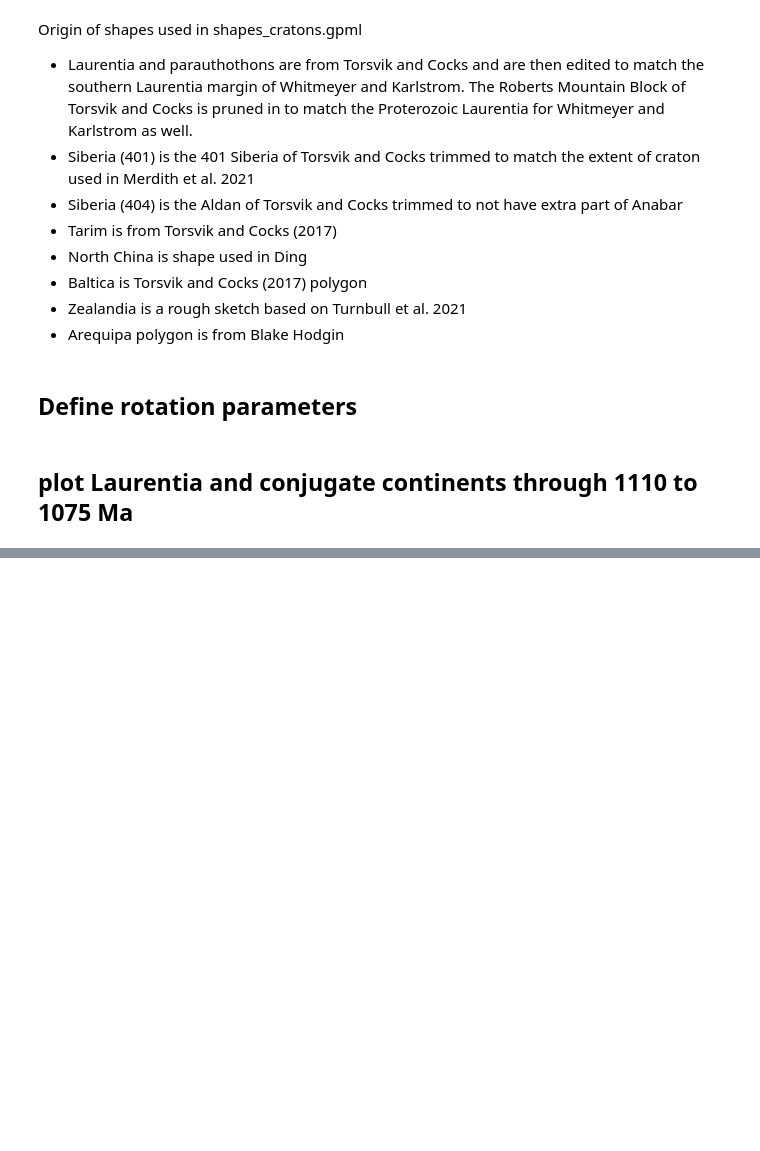
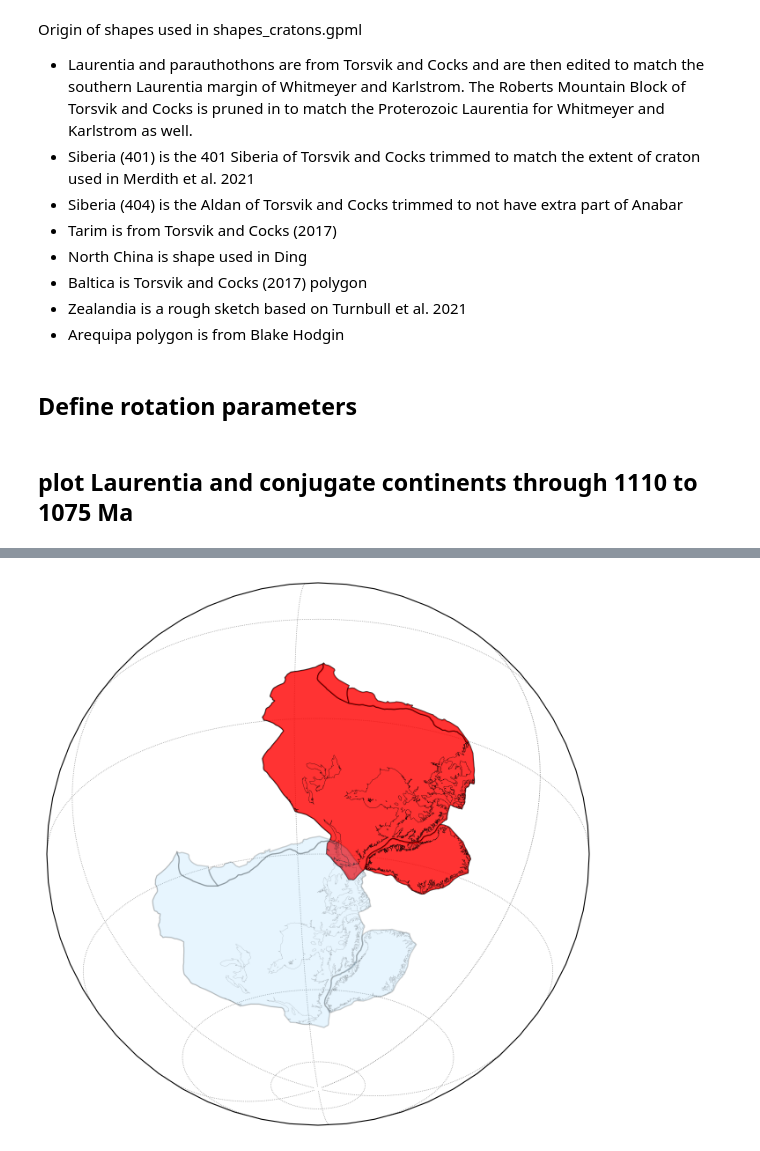
Before and after one commit to Swanson-Hysell-Group/Jacobsville, a Jupyter notebook: Code/Jacobsville_paleogeography.ipynb, the cells around one changed output, grey strips where cells are left out. Cells and saved outputs as stored; diff of their text form; code cells hidden in the pictures; blank space fills up the shorter version.

```diff
--- a/Code/Jacobsville_paleogeography.ipynb
+++ b/Code/Jacobsville_paleogeography.ipynb
@@ -490,0 +507,45 @@ plt.show()
+# %%
+ax = ipmag.make_orthographic_map(add_land=False, central_longitude=125, central_latitude=-30,
+                                 figsize=(8,8), grid_lines=False)
+
+
+ax.gridlines(xlocs=lon_grid, ylocs=lat_grid, linewidth=0.5,
+             color='C7', linestyle='dotted', zorder=-1)
+
+i = -1
+hex_color='red'
+craton_plot(ax, [101], [Laurentia_rotations[i]],
+        'k', hex_color, cratons_alpha, cratons_lw, gpml='../Data/models_shapes/shapes_cratons.gpml')
+craton_plot(ax, [101], [Laurentia_rotations[i]],
+        'k', hex_color, cratons_alpha, outline_lw, gpml='../Data/models_shapes/CEED6_LAND_select.gpml',draw_face=False)
+craton_plot(ax, [153], [Laurentia_rotations[i]],
+        'k', hex_color, cratons_alpha, cratons_lw, gpml='../Data/models_shapes/shapes_cratons.gpml')
+craton_plot(ax, [162], [Laurentia_rotations[i]],
+        'k', hex_color, cratons_alpha, cratons_lw, gpml='../Data/models_shapes/shapes_cratons.gpml')
+# Greenland
+craton_plot(ax, [102], [Greenland_rotations[i]],
+        'k', hex_color, cratons_alpha, cratons_lw, gpml='../Data/models_shapes/shapes_cratons.gpml')
+craton_plot(ax, [102], [Greenland_rotations[i]],
+        'k', hex_color, cratons_alpha, outline_lw, gpml='../Data/models_shapes/CEED6_LAND_select.gpml',draw_face=False)
+
+Grenville_color = 'lightskyblue'
+# plot Grenville snapshot
+craton_plot(ax, [101], [Laurentia_position_Grenville],
+            'k', Grenville_color, 0.2, cratons_lw, gpml='../Data/models_shapes/shapes_cratons.gpml')
+craton_plot(ax, [101], [Laurentia_position_Grenville],
+        'k', Grenville_color, 0.2, outline_lw, gpml='../Data/models_shapes/CEED6_LAND_select.gpml',draw_face=False)
+craton_plot(ax, [153], [Laurentia_position_Grenville],
+            'k', Grenville_color, 0.2, cratons_lw, gpml='../Data/models_shapes/shapes_cratons.gpml')
+craton_plot(ax, [162], [Laurentia_position_Grenville],
+            'k', Grenville_color, 0.2, cratons_lw, gpml='../Data/models_shapes/shapes_cratons.gpml')
+# Greenland
+craton_plot(ax, [102], [Greenland_position_Grenville],
+            'k', Grenville_color, 0.2, cratons_lw, gpml='../Data/models_shapes/shapes_cratons.gpml')
+craton_plot(ax, [102], [Greenland_position_Grenville],
+        'k', Grenville_color, 0.2, outline_lw, gpml='../Data/models_shapes/CEED6_LAND_select.gpml',draw_face=False)
+
+
+plt.savefig('../Figures/Pmag/Jacobsville_vs_Grenville.pdf', bbox_inches='tight')
+plt.show()
+# %% [output]
+[figure, added]
```
Also changed, not shown: parts of 3 cells of this notebook.
